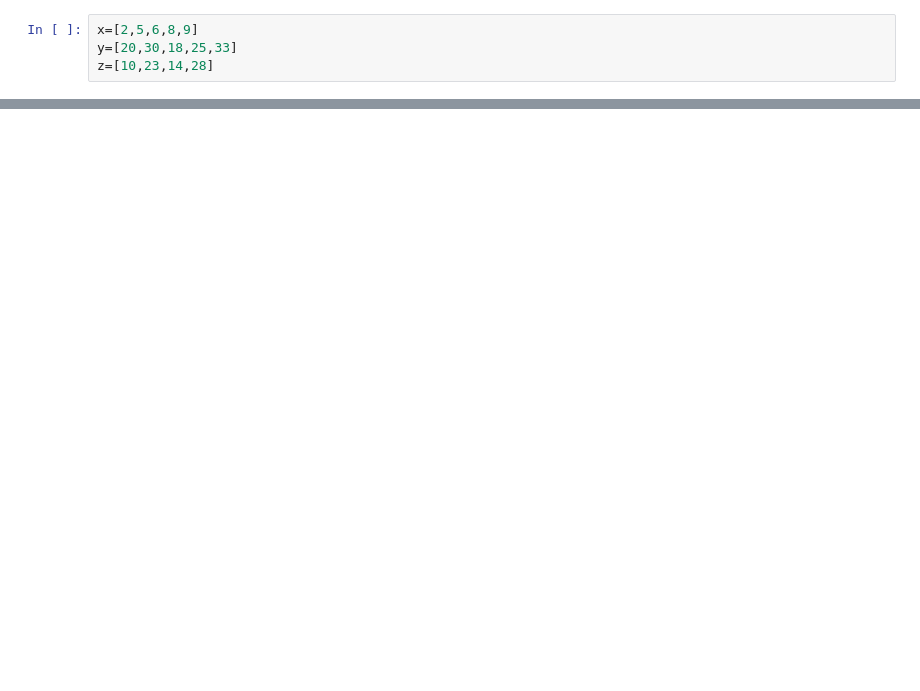
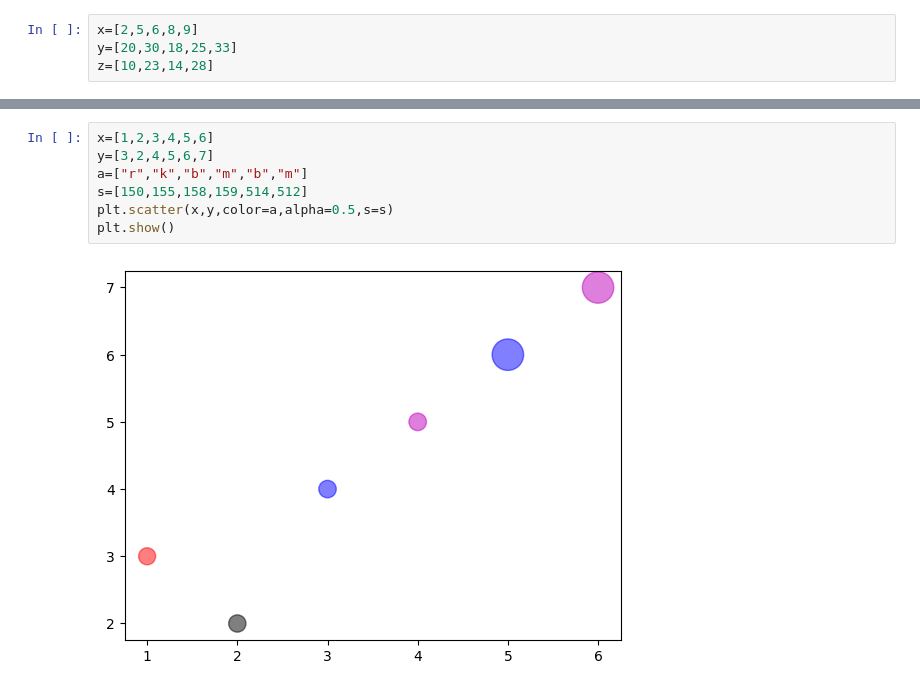
Before and after one commit to anjalaju/python, a Jupyter notebook: matplotlib/mat.ipynb, the cells around one changed output, grey strips where cells are left out. Saved outputs shown, nothing was run; the diff lists cells and outputs as text; blank space fills up the shorter version.

```diff
--- a/matplotlib/mat.ipynb
+++ b/matplotlib/mat.ipynb
@@ -43,0 +56,9 @@ z=[10,23,14,28]
+# %%
+x=[1,2,3,4,5,6]
+y=[3,2,4,5,6,7]
+a=["r","k","b","m","b","m"]
+s=[150,155,158,159,514,512]
+plt.scatter(x,y,color=a,alpha=0.5,s=s)
+plt.show()
+# %% [output]
+[figure, added]
```
Also changed, not shown: parts of 2 cells of this notebook, 2 other files.
